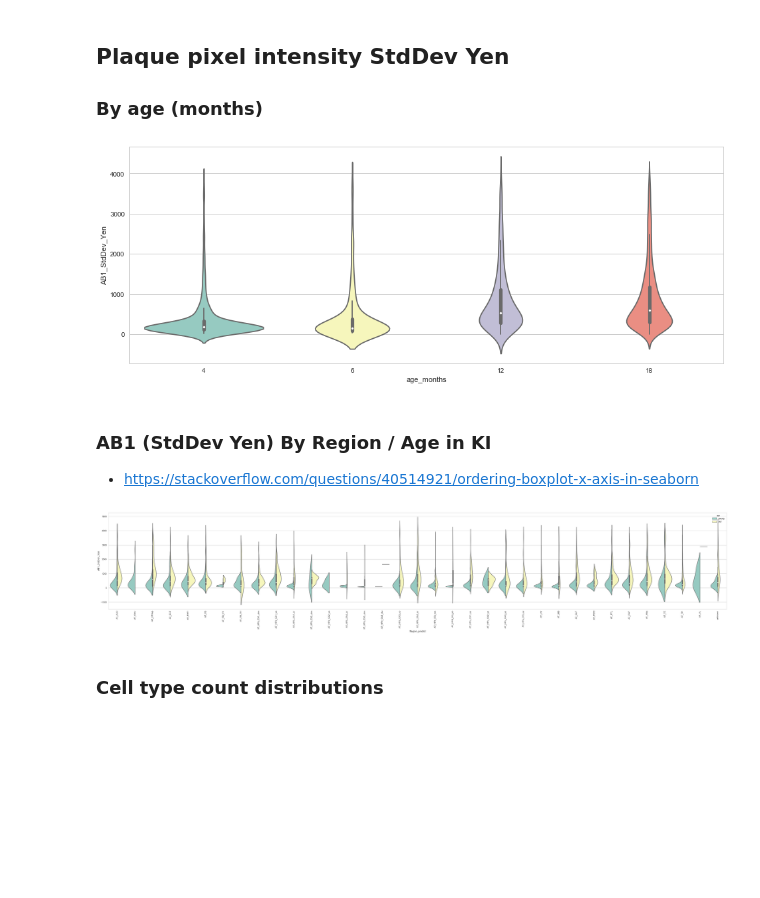
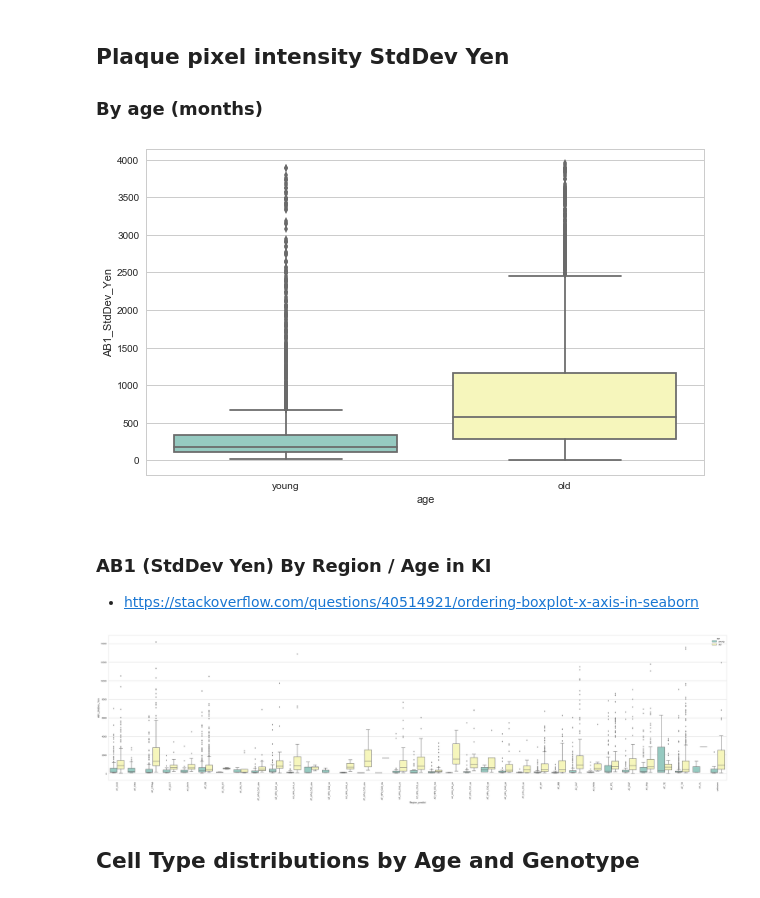
Before and after one commit to tmoerman/alois, a Jupyter notebook: notebooks/02_distributions.ipynb, the cells around one changed output. Drawn from its saved outputs; the diff is of its cells as text; code cells hidden in the pictures; blank space fills up the shorter version.

Commit message:
distros as boxplots by AGE+GT

```diff
--- a/notebooks/02_distributions.ipynb
+++ b/notebooks/02_distributions.ipynb
@@ -83,6 +84,8 @@ memory usage: 1.8+ GB
 * condense age into two classes: young and old
 # %%
 full['age']=np.where(full['age_months']<10, 'young', 'old')
+# %%
+full['age_GT'] = full[['age', 'GT']].apply(lambda x: '_'.join(x), axis=1)
 # %%
 full['age'].value_counts()
 # %% [output]
@@ -90,7 +93,7 @@ young    5307
 old      5020
 Name: age, dtype: int64
 # %%
-meta_df = full[SLIDE_META_COLUMNS + SPOT_META_COLUMNS + ['age']]
+meta_df = full[SLIDE_META_COLUMNS + SPOT_META_COLUMNS + ['age', 'age_GT']]
 meta_df.head()
 # %% [output]
 |  | sampleID | GT | age_days | age_months | sampleID | AB1_StdDev_Yen | Region_predict | microglia | neuron | ... |
@@ -151,29 +154,30 @@ plt.show()
 
 ### **By age (months)**
 # %%
-fig, ax = plt.subplots(figsize=(16, 6))
+fig, ax = plt.subplots(figsize=(10, 6))
 
 # ax.set(yscale="log")
-data = meta_df[(meta_df['GT'] == 'KI') & (meta_df[YEN] < 4000)][[YEN, MONTHS]]
-sns.violinplot(data=data, x='age_months', y=YEN, palette="Set3")
+data = meta_df[(meta_df['GT'] == 'KI') & (meta_df[YEN] < 4000)][[YEN, MONTHS, AGE]]
+sns.boxplot(data=data, x=AGE, y=YEN, palette="Set3")
 
 plt.show()
 # %% [output]
-[figure, old version]
+[figure, new version]
 # %% [markdown]
 ### **AB1 (StdDev Yen) By Region / Age in KI**
 
 * https://stackoverflow.com/questions/40514921/ordering-boxplot-x-axis-in-seaborn
 # %%
-fig, ax = plt.subplots(figsize=(50, 8))
+fig, ax = plt.subplots(figsize=(50, 12))
 
-data = meta_df[(meta_df['GT'] == 'KI') & (meta_df[YEN] < 4000)][[YEN, MONTHS, REGION, AGE]]
-g = sns.violinplot(data=data, x=REGION, y=YEN, hue=AGE, palette="Set3", order=regions, split=True)
+#data = meta_df[(meta_df['GT'] == 'KI') & (meta_df[YEN] < 4000)][[YEN, MONTHS, REGION, AGE]]
+data = meta_df[(meta_df['GT'] == 'KI')][[YEN, MONTHS, REGION, AGE]]
+g = sns.boxplot(data=data, x=REGION, y=YEN, hue=AGE, palette="Set3", order=regions)
 g.set_xticklabels(rotation=90, labels=regions)
 
 plt.show()
 # %% [output]
-[figure, old version]
+[figure, new version]
 # %% [markdown]
-### **Cell type count distributions**
+## Cell Type distributions by Age and Genotype
 # %%
```
Also changed, not shown: parts of 11 cells of this notebook.
